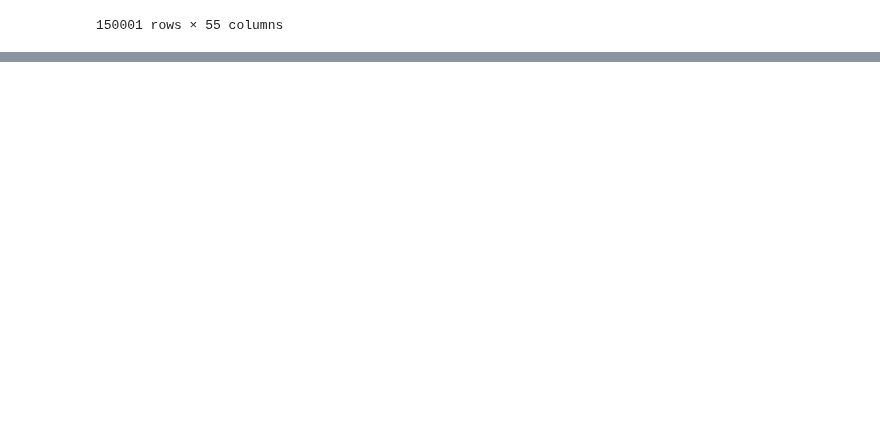
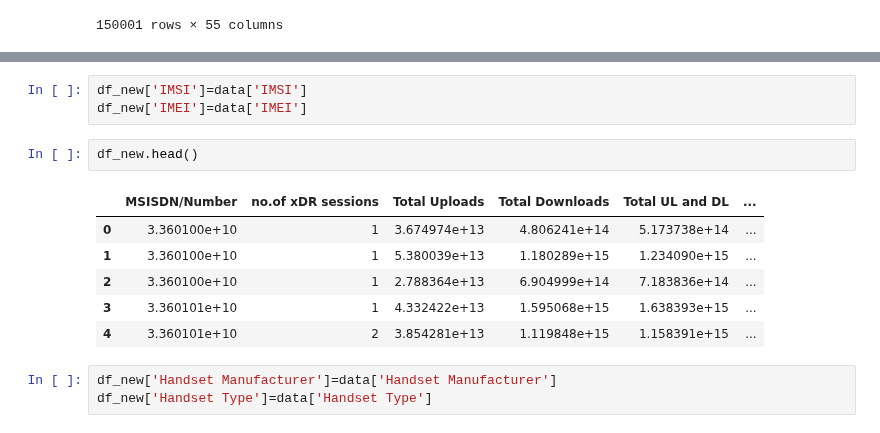
Before and after one commit to Abel-Blue/telecom-user-analytics, a Jupyter notebook: notebooks/data_preProcessing.ipynb, the cells around one changed output, grey strips where cells are left out. Drawn from its saved outputs; the diff is of its cells as text; blank space fills up the shorter version.

```diff
--- a/notebooks/data_preProcessing.ipynb
+++ b/notebooks/data_preProcessing.ipynb
@@ -428,0 +497,15 @@ preProcess.get_column_based_missing_percentage()
+# %%
+df_new['IMSI']=data['IMSI']
+df_new['IMEI']=data['IMEI']
+# %%
+df_new.head()
+# %% [output]
+|  | MSISDN/Number | no.of xDR sessions | Total Uploads | Total Downloads | Total UL and DL | ... |
+| 0 | 3.360100e+10 | 1 | 3.674974e+13 | 4.806241e+14 | 5.173738e+14 | ... |
+| 1 | 3.360100e+10 | 1 | 5.380039e+13 | 1.180289e+15 | 1.234090e+15 | ... |
+| 2 | 3.360100e+10 | 1 | 2.788364e+13 | 6.904999e+14 | 7.183836e+14 | ... |
+| 3 | 3.360101e+10 | 1 | 4.332422e+13 | 1.595068e+15 | 1.638393e+15 | ... |
+| 4 | 3.360101e+10 | 2 | 3.854281e+13 | 1.119848e+15 | 1.158391e+15 | ... |
+# %%
+df_new['Handset Manufacturer']=data['Handset Manufacturer']
+df_new['Handset Type']=data['Handset Type']
```
Also changed, not shown: parts of 22 cells of this notebook.
